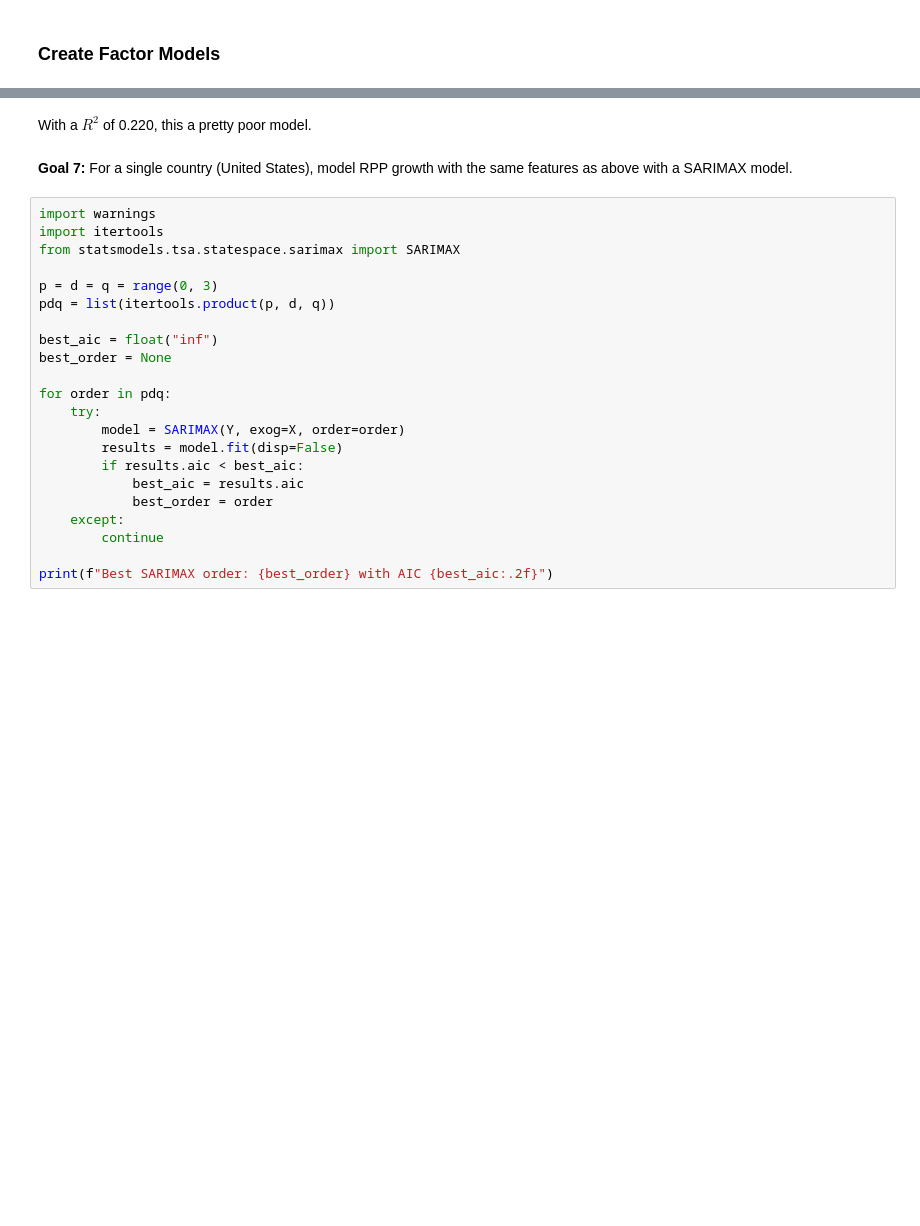
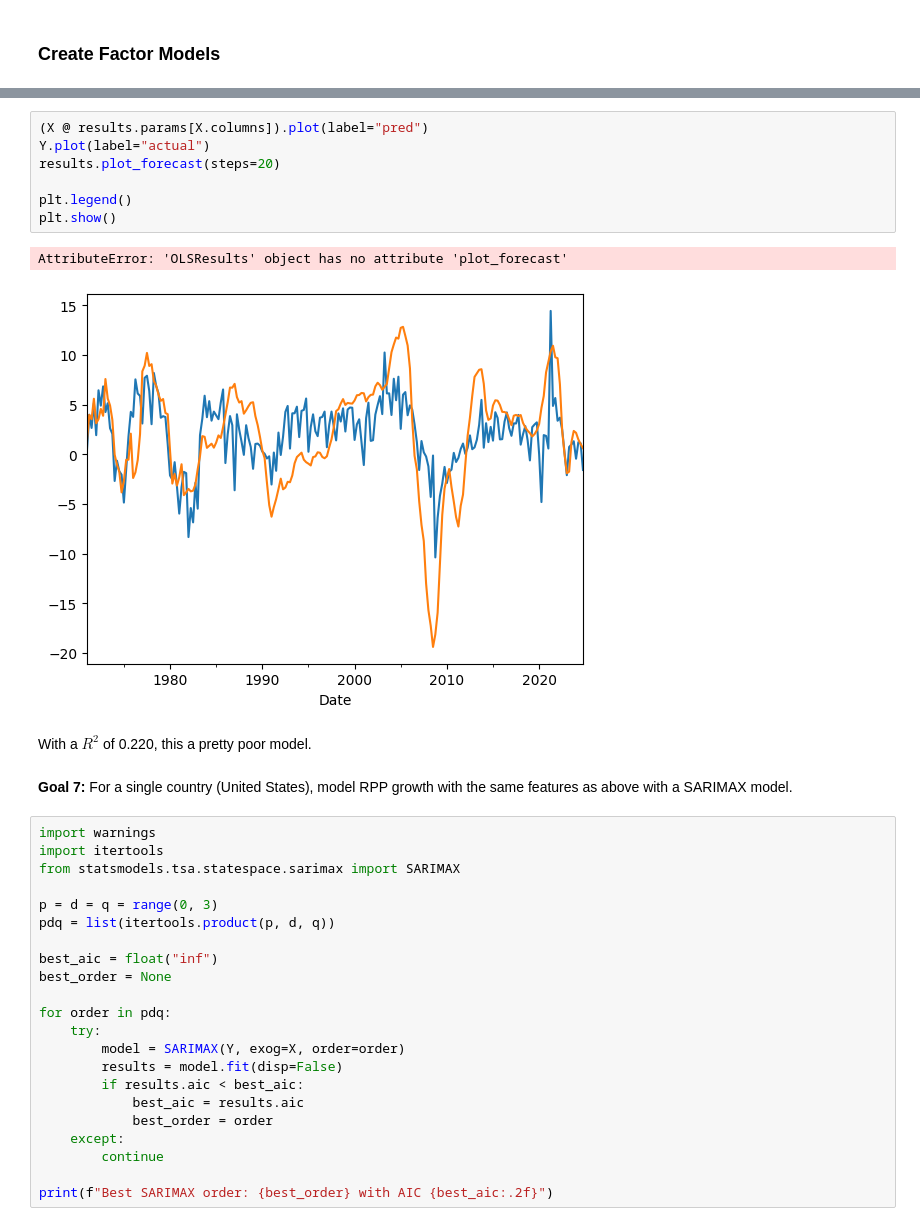
Before and after one commit to ericleonen/housing-bubble-index, a Jupyter notebook: scratch.ipynb, the cells around one changed output, grey strips where cells are left out. Drawn from its saved outputs; the diff is of its cells as text; blank space fills up the shorter version.

```diff
--- a/scratch.ipynb
+++ b/scratch.ipynb
@@ -266,5 +337,15 @@ OLS Regression Results
 Notes:
 [1] Standard Errors assume that the covariance matrix of the errors is correctly specified.
+# %%
+(X @ results.params[X.columns]).plot(label="pred")
+Y.plot(label="actual")
+results.plot_forecast(steps=20)
+
+plt.legend()
+plt.show()
+# %% [output]
+AttributeError: 'OLSResults' object has no attribute 'plot_forecast'
+[figure, added]
 # %% [markdown]
 With a $R^2$ of 0.220, this a pretty poor model.
 # %% [markdown]
```
Also changed, not shown: parts of 14 cells of this notebook.
